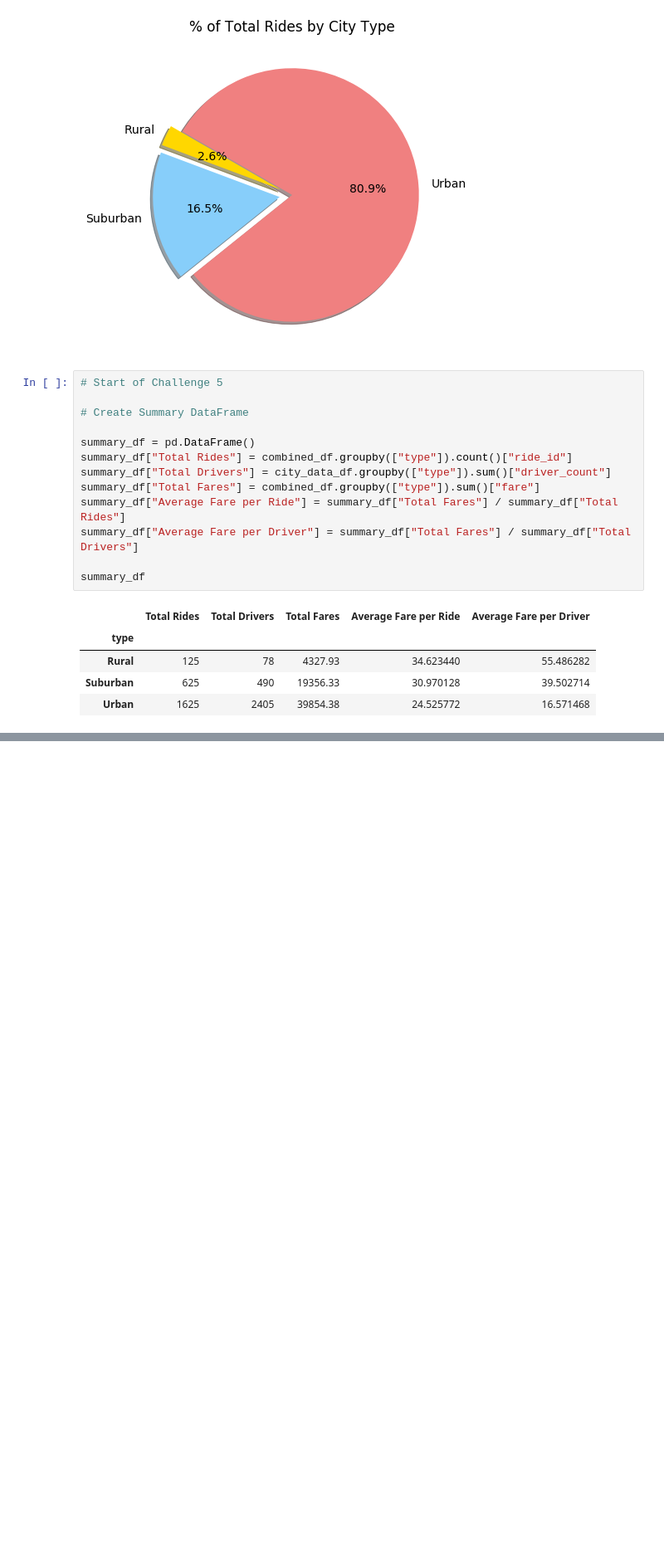
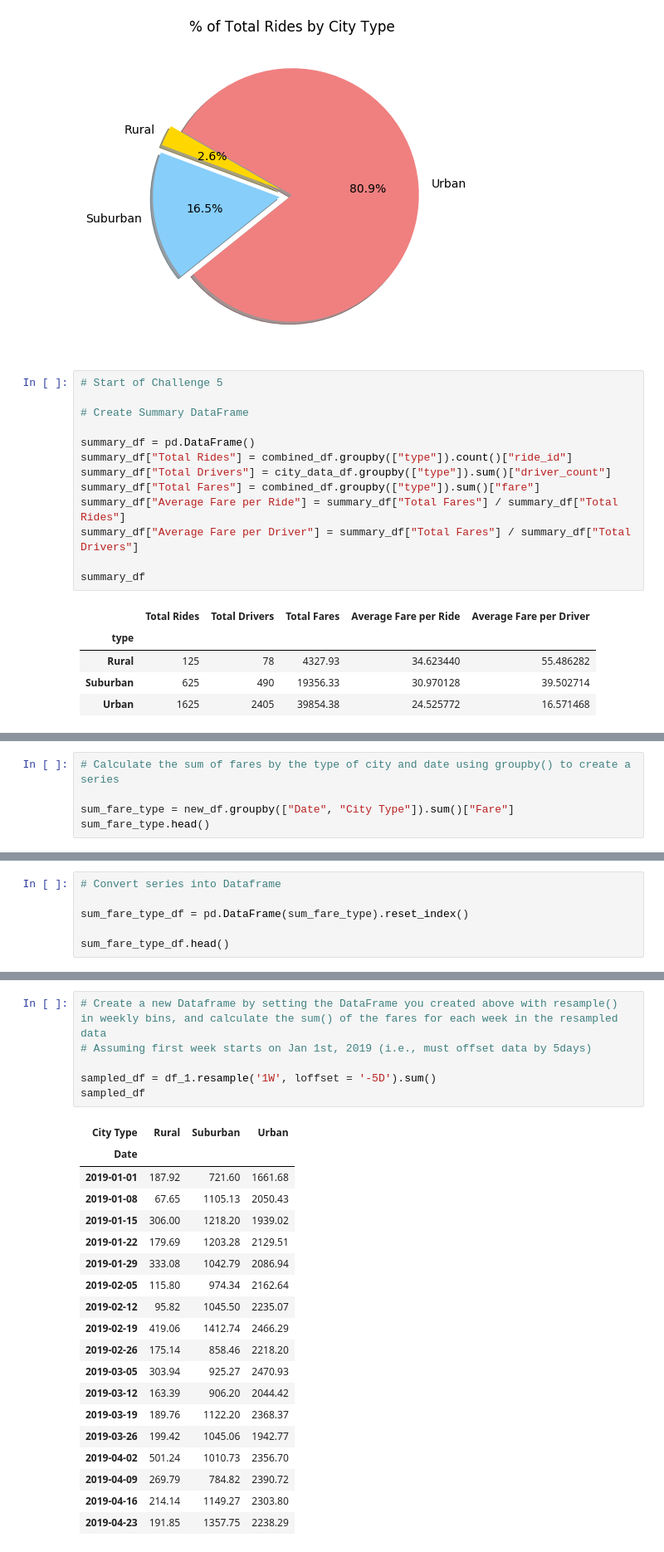
Before and after one commit to quintonw1/Pyber_Analysis, a Jupyter notebook: Pyber_analysis.ipynb, the cells around one changed output, grey strips where cells are left out. Shown: that part at 83% size. Saved outputs shown, nothing was run; the diff lists cells and outputs as text; blank space fills up the shorter version.

```diff
--- a/Pyber_analysis.ipynb
+++ b/Pyber_analysis.ipynb
@@ -842,0 +931,5 @@ summary_df
+# %%
+# Calculate the sum of fares by the type of city and date using groupby() to create a series
+
+sum_fare_type = new_df.groupby(["Date", "City Type"]).sum()["Fare"]
+sum_fare_type.head()
@@ -842,0 +944,6 @@ summary_df
+# %%
+# Convert series into Dataframe
+
+sum_fare_type_df = pd.DataFrame(sum_fare_type).reset_index()
+
+sum_fare_type_df.head()
@@ -842,0 +1000,26 @@ summary_df
+# %%
+# Create a new Dataframe by setting the DataFrame you created above with resample() in weekly bins, and calculate the sum() of the fares for each week in the resampled data
+# Assuming first week starts on Jan 1st, 2019 (i.e., must offset data by 5days)
+
+sampled_df = df_1.resample('1W', loffset = '-5D').sum()
+sampled_df
+# %% [output]
+| City Type | Rural | Suburban | Urban |
+| Date |  |  |  |
+| 2019-01-01 | 187.92 | 721.60 | 1661.68 |
+| 2019-01-08 | 67.65 | 1105.13 | 2050.43 |
+| 2019-01-15 | 306.00 | 1218.20 | 1939.02 |
+| 2019-01-22 | 179.69 | 1203.28 | 2129.51 |
+| 2019-01-29 | 333.08 | 1042.79 | 2086.94 |
+| 2019-02-05 | 115.80 | 974.34 | 2162.64 |
+| 2019-02-12 | 95.82 | 1045.50 | 2235.07 |
+| 2019-02-19 | 419.06 | 1412.74 | 2466.29 |
+| 2019-02-26 | 175.14 | 858.46 | 2218.20 |
+| 2019-03-05 | 303.94 | 925.27 | 2470.93 |
+| 2019-03-12 | 163.39 | 906.20 | 2044.42 |
+| 2019-03-19 | 189.76 | 1122.20 | 2368.37 |
+| 2019-03-26 | 199.42 | 1045.06 | 1942.77 |
+| 2019-04-02 | 501.24 | 1010.73 | 2356.70 |
+| 2019-04-09 | 269.79 | 784.82 | 2390.72 |
+| 2019-04-16 | 214.14 | 1149.27 | 2303.80 |
+| 2019-04-23 | 191.85 | 1357.75 | 2238.29 |
```
Also changed, not shown: parts of 12 cells of this notebook, 1 other file.
